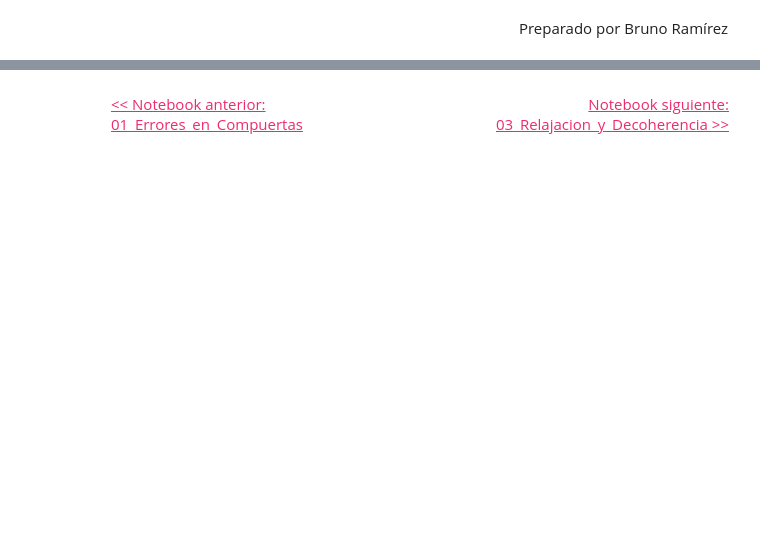
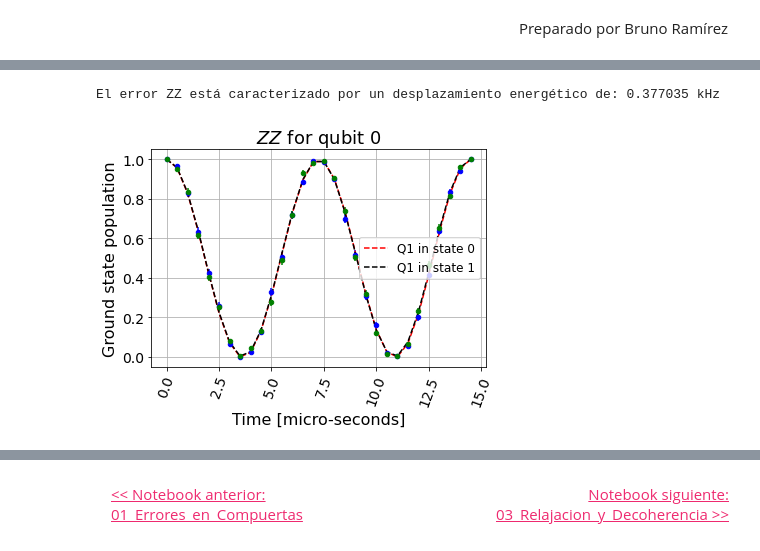
Before and after one commit to QMexico/taller-qiskit, a Jupyter notebook: 04_Qiskit_Ignis/02_Error_ZZ.ipynb, the cells around one changed output, grey strips where cells are left out. Cells and saved outputs as stored; diff of their text form; code cells hidden in the pictures; blank space fills up the shorter version.

Commit message:
NB de error ZZ finalizado, imágenes incluidas

```diff
--- a/04_Qiskit_Ignis/02_Error_ZZ.ipynb
+++ b/04_Qiskit_Ignis/02_Error_ZZ.ipynb
@@ -82,0 +163,29 @@ Bastará con determinar las frecuencias de oscilación de cada qubit. Para esto
+# %%
+# Ejecutamos nuestros circuitos en el backend de preferencia
+# En este caso el backend es el simulador con el modelo de ruido para el error ZZ
+
+backend = qiskit.Aer.get_backend('qasm_simulator')
+
+backend_result = qiskit.execute(zz_circs, backend,
+                                shots=500, noise_model=zz_noise_model).result()
+# %%
+# Parámetros iniciales para el ajuste de oscilación
+p0_a = 1
+p0_c = 0
+p0_f = osc_freq #Frecuencia proporcionada por la función zz_circuits()
+p0_phi = -np.pi/20
+
+# Instantiate the fitter
+# pass the 2 results in as a list of results
+fit = ZZFitter(backend_result, xdata, qubits, espectador,
+                   fit_p0=[p0_a, p0_f, p0_phi, p0_c],
+                   fit_bounds=([-0.5, 0, -np.pi, -0.5],
+                               [1.5, 2*osc_freq, np.pi, 1.5]))
+
+fit.plot_ZZ(0)
+
+print("El error ZZ está caracterizado por un desplazamiento energético de: %f kHz"%(fit.ZZ_rate()[0]*1e3))
+plt.show()
+# %% [output]
+El error ZZ está caracterizado por un desplazamiento energético de: 0.377035 kHz
+[figure, added]
```
Also changed, not shown: parts of 19 cells of this notebook, 2 other files.
